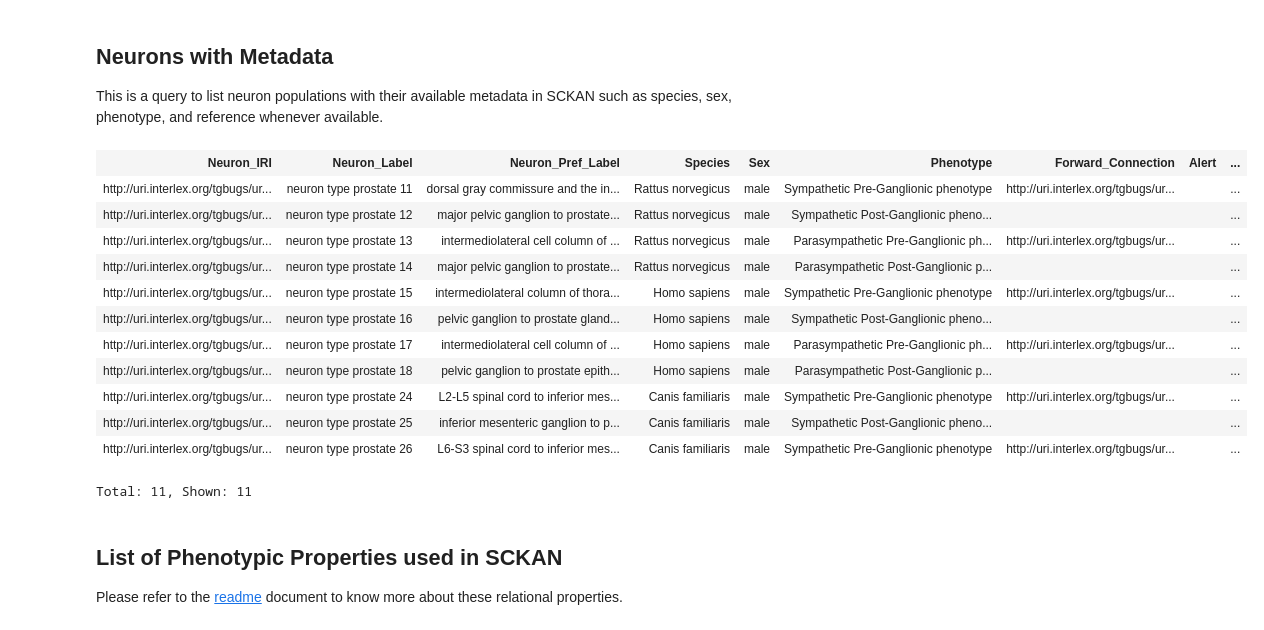
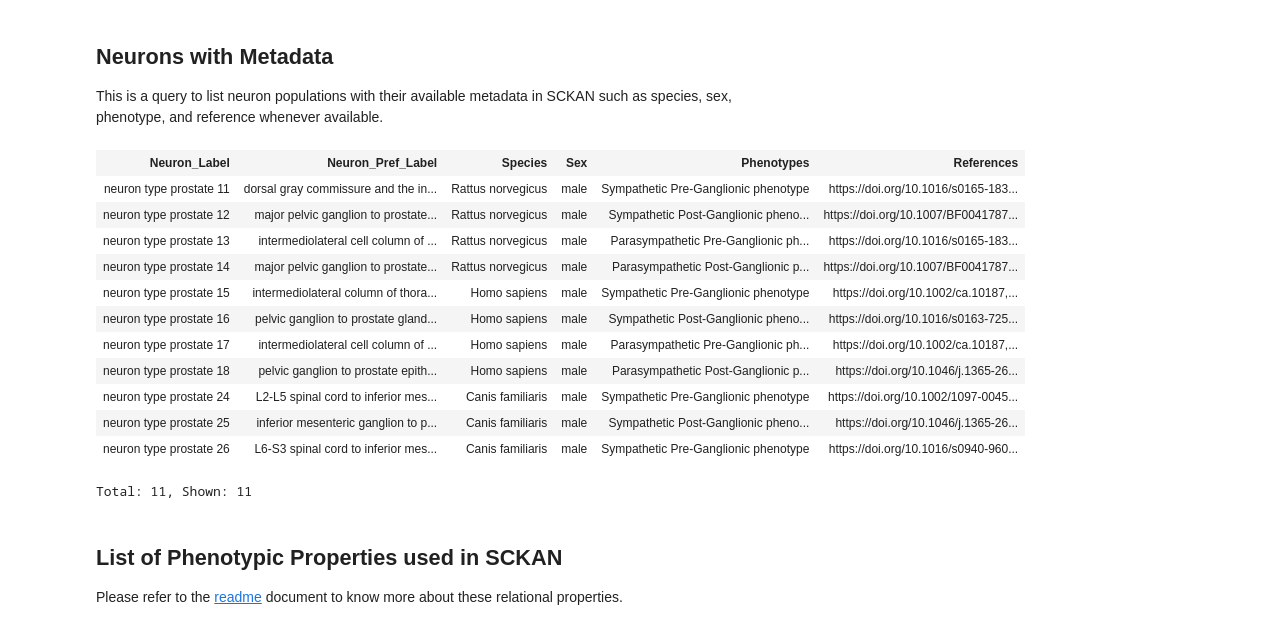
Before and after one commit to SciCrunch/sckan-query-examples, a Jupyter notebook: example-queries/sckan-sparql-query-examples.ipynb, the cells around one changed output. Drawn from its saved outputs; the diff is of its cells as text; code cells hidden in the pictures.

```diff
--- a/example-queries/sckan-sparql-query-examples.ipynb
+++ b/example-queries/sckan-sparql-query-examples.ipynb
@@ -117,52 +107,57 @@ This is a query to list neuron populations with their available metadata in SCKA
 # %%
 # Query to retreive metadata of the neuron populations.
 
 PREFIX owl: <http://www.w3.org/2002/07/owl#>
 PREFIX rdfs: <http://www.w3.org/2000/01/rdf-schema#>
 PREFIX rdf: <http://www.w3.org/1999/02/22-rdf-syntax-ns#>
-PREFIX partOf: <http://purl.obolibrary.org/obo/BFO_0000050>
 PREFIX ilxtr: <http://uri.interlex.org/tgbugs/uris/readable/>
 PREFIX skos: <http://www.w3.org/2004/02/skos/core#>
 
-SELECT DISTINCT ?Neuron_IRI ?Neuron_Label ?Neuron_Pref_Label ?Species ?Sex
-                ?Phenotype ?Forward_Connection ?Alert ?Reference
+SELECT DISTINCT
+# ?Neuron_IRI
+?Neuron_Label ?Neuron_Pref_Label
+(GROUP_CONCAT (DISTINCT ?Species_X; SEPARATOR = ", ") AS ?Species)
+?Sex
+(GROUP_CONCAT (DISTINCT ?Phenotype; SEPARATOR = ", ") AS ?Phenotypes)
+(GROUP_CONCAT (DISTINCT ?Reference; SEPARATOR= ", ") AS ?References)
 WHERE
 {
+    ## Example: Filter the populations from prostate connections
     FILTER (CONTAINS (STR(?Neuron_IRI), "prostate"))
 
     ## Only considering connection forming neuron populations
     ?Neuron_IRI ilxtr:hasSomaLocation ?A_IRI;
                 (ilxtr:hasAxonTerminalLocation | ilxtr:hasAxonSensoryLocation) ?B_IRI.
 
-    OPTIONAL{?Neuron_IRI rdfs:label ?Neuron_Label.}
-    OPTIONAL{?Neuron_IRI skos:prefLabel ?Neuron_Pref_Label.}
-
-    OPTIONAL {?Neuron_IRI ilxtr:isObservedInSpecies/rdfs:label ?Species.}
-    OPTIONAL {?Neuron_IRI ilxtr:hasPhenotypicSex/rdfs:label ?Sex.}
-    OPTIONAL {?Neuron_IRI ilxtr:reference ?Reference.}
-    OPTIONAL {?Neuron_IRI ilxtr:alertNote ?Alert.}
-    OPTIONAL {?Neuron_IRI ilxtr:hasForwardConnection ?Forward_Connection.}
-    OPTIONAL {?Neuron_IRI (ilxtr:hasNeuronalPhenotype |
+    OPTIONAL { ?Neuron_IRI rdfs:label ?Neuron_Label }
+    OPTIONAL { ?Neuron_IRI skos:prefLabel ?Neuron_Pref_Label }
+    OPTIONAL { ?Neuron_IRI ilxtr:isObservedInSpecies/rdfs:label ?Species_X }
+    OPTIONAL { ?Neuron_IRI ilxtr:hasPhenotypicSex/rdfs:label ?Sex }
+    OPTIONAL { ?Neuron_IRI (ilxtr:hasNeuronalPhenotype |
                             ilxtr:hasFunctionalCircuitRole |
                             ilxtr:hasCircuitRole |
                             ilxtr:hasProjection
-                            )/rdfs:label ?Phenotype.}
+                            )/rdfs:label ?Phenotype }
+    OPTIONAL { ?Neuron_IRI ilxtr:hasForwardConnection/rdfs:label ?Forward_Connection }
+    OPTIONAL { ?Neuron_IRI ilxtr:alertNote ?Alert }
+    OPTIONAL { ?Neuron_IRI ilxtr:literatureCitation ?Reference }
 }
+GROUP BY ?Neuron_IRI ?Neuron_Label ?Neuron_Pref_Label ?Species ?Sex ?Alert #?Reference ?Phenotype ?Forward_Connection
 ORDER BY ?Neuron_IRI ?Neuron_Label
 LIMIT 500
 # %% [output]
-| Neuron_IRI | Neuron_Label | Neuron_Pref_Label | Species | Sex | Phenotype | Forward_Connection | Alert | ... |
-| http://uri.interlex.org/tgbugs/ur... | neuron type prostate 11 | dorsal gray commissure and the in... | Rattus norvegicus | male | Sympathetic Pre-Ganglionic phenotype | http://uri.interlex.org/tgbugs/ur... |  | ... |
-| http://uri.interlex.org/tgbugs/ur... | neuron type prostate 12 | major pelvic ganglion to prostate... | Rattus norvegicus | male | Sympathetic Post-Ganglionic pheno... |  |  | ... |
-| http://uri.interlex.org/tgbugs/ur... | neuron type prostate 13 | intermediolateral cell column of ... | Rattus norvegicus | male | Parasympathetic Pre-Ganglionic ph... | http://uri.interlex.org/tgbugs/ur... |  | ... |
-| http://uri.interlex.org/tgbugs/ur... | neuron type prostate 14 | major pelvic ganglion to prostate... | Rattus norvegicus | male | Parasympathetic Post-Ganglionic p... |  |  | ... |
-| http://uri.interlex.org/tgbugs/ur... | neuron type prostate 15 | intermediolateral column of thora... | Homo sapiens | male | Sympathetic Pre-Ganglionic phenotype | http://uri.interlex.org/tgbugs/ur... |  | ... |
-| http://uri.interlex.org/tgbugs/ur... | neuron type prostate 16 | pelvic ganglion to prostate gland... | Homo sapiens | male | Sympathetic Post-Ganglionic pheno... |  |  | ... |
-| http://uri.interlex.org/tgbugs/ur... | neuron type prostate 17 | intermediolateral cell column of ... | Homo sapiens | male | Parasympathetic Pre-Ganglionic ph... | http://uri.interlex.org/tgbugs/ur... |  | ... |
-| http://uri.interlex.org/tgbugs/ur... | neuron type prostate 18 | pelvic ganglion to prostate epith... | Homo sapiens | male | Parasympathetic Post-Ganglionic p... |  |  | ... |
-| http://uri.interlex.org/tgbugs/ur... | neuron type prostate 24 | L2-L5 spinal cord to inferior mes... | Canis familiaris | male | Sympathetic Pre-Ganglionic phenotype | http://uri.interlex.org/tgbugs/ur... |  | ... |
-| http://uri.interlex.org/tgbugs/ur... | neuron type prostate 25 | inferior mesenteric ganglion to p... | Canis familiaris | male | Sympathetic Post-Ganglionic pheno... |  |  | ... |
-| http://uri.interlex.org/tgbugs/ur... | neuron type prostate 26 | L6-S3 spinal cord to inferior mes... | Canis familiaris | male | Sympathetic Pre-Ganglionic phenotype | http://uri.interlex.org/tgbugs/ur... |  | ... |
+| Neuron_Label | Neuron_Pref_Label | Species | Sex | Phenotypes | References |
+| neuron type prostate 11 | dorsal gray commissure and the in... | Rattus norvegicus | male | Sympathetic Pre-Ganglionic phenotype | https://doi.org/10.1016/s0165-183... |
+| neuron type prostate 12 | major pelvic ganglion to prostate... | Rattus norvegicus | male | Sympathetic Post-Ganglionic pheno... | https://doi.org/10.1007/BF0041787... |
+| neuron type prostate 13 | intermediolateral cell column of ... | Rattus norvegicus | male | Parasympathetic Pre-Ganglionic ph... | https://doi.org/10.1016/s0165-183... |
+| neuron type prostate 14 | major pelvic ganglion to prostate... | Rattus norvegicus | male | Parasympathetic Post-Ganglionic p... | https://doi.org/10.1007/BF0041787... |
+| neuron type prostate 15 | intermediolateral column of thora... | Homo sapiens | male | Sympathetic Pre-Ganglionic phenotype | https://doi.org/10.1002/ca.10187,... |
+| neuron type prostate 16 | pelvic ganglion to prostate gland... | Homo sapiens | male | Sympathetic Post-Ganglionic pheno... | https://doi.org/10.1016/s0163-725... |
+| neuron type prostate 17 | intermediolateral cell column of ... | Homo sapiens | male | Parasympathetic Pre-Ganglionic ph... | https://doi.org/10.1002/ca.10187,... |
+| neuron type prostate 18 | pelvic ganglion to prostate epith... | Homo sapiens | male | Parasympathetic Post-Ganglionic p... | https://doi.org/10.1046/j.1365-26... |
+| neuron type prostate 24 | L2-L5 spinal cord to inferior mes... | Canis familiaris | male | Sympathetic Pre-Ganglionic phenotype | https://doi.org/10.1002/1097-0045... |
+| neuron type prostate 25 | inferior mesenteric ganglion to p... | Canis familiaris | male | Sympathetic Post-Ganglionic pheno... | https://doi.org/10.1046/j.1365-26... |
+| neuron type prostate 26 | L6-S3 spinal cord to inferior mes... | Canis familiaris | male | Sympathetic Pre-Ganglionic phenotype | https://doi.org/10.1016/s0940-960... |
 Total: 11, Shown: 11
 # %% [markdown]
 ## List of Phenotypic Properties used in SCKAN
```
Also changed, not shown: parts of 11 cells of this notebook.
